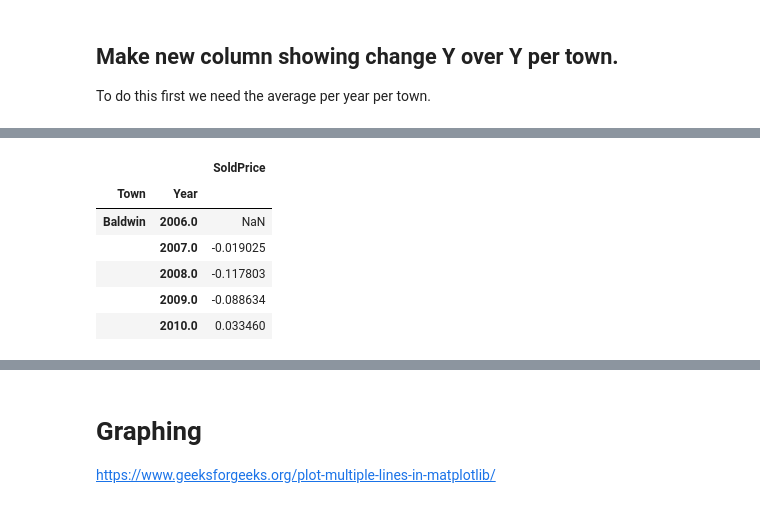
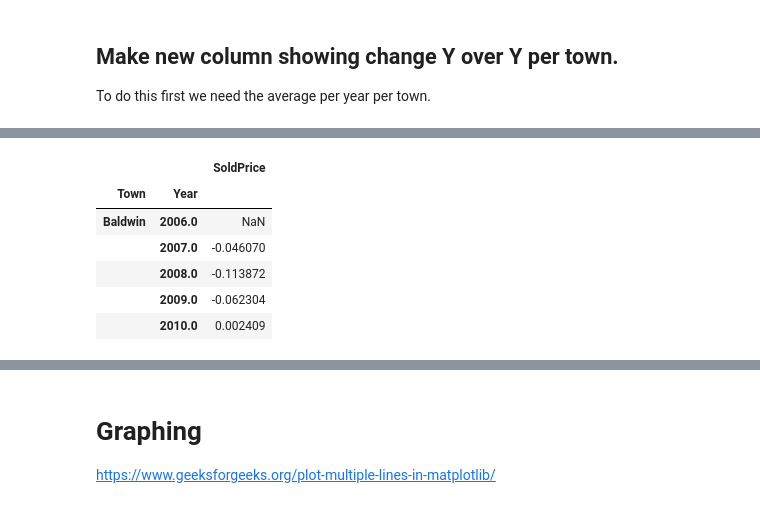
Before and after one commit to JF11579/New-Stuff, a Jupyter notebook: Nassau_RE_Sales_Since_2006.ipynb, the cells around one changed output, grey strips where cells are left out. Saved outputs shown, nothing was run; the diff lists cells and outputs as text; code cells hidden in the pictures.

```diff
--- a/Nassau_RE_Sales_Since_2006.ipynb
+++ b/Nassau_RE_Sales_Since_2006.ipynb
@@ -318,5 +389,5 @@ Nassau.head(3)
 #df['month_year'] = pd.to_datetime(df['birth_date']).dt.to_period('M')
 #df.head()
 
-Nassau['MonthYear'] = pd.to_datetime(Nassau['TitleDate']).dt.to_period('M')
+Nassau['MonthYear'] = pd.to_datetime(Nassau['ContDate']).dt.to_period('M')
 Nassau.head()
@@ -411,5 +453,7 @@ Nassau.shape
-# %%
-Nassau = Nassau.drop_duplicates(subset= 'ML#', keep='first')
+# %%
+#df.drop_duplicates(subset=None, keep="first", inplace=True)
+#Nassau = Nassau.drop_duplicates(subset= 'ML#', keep='first')
+Nassau.drop_duplicates(subset=None, keep="first", inplace=True)
 # %%
 Nassau.shape
 # %% [output]
@@ -432,8 +476,6 @@ Baldwin  2006-03      450000
 Name: SoldPrice, dtype: object
 # %%
 Nassau_Monthly_Avg = pd.DataFrame(Nassau_Monthly_Avg)
-# %%
-Nassau_Monthly_Avg = pd.DataFrame(Nassau_Monthly_Avg)
 # %%
 Nassau_Monthly_Avg.head(3)
 # %% [output]
@@ -472,12 +514,12 @@ Nassau_Yearly_Avg.head(3)
 # %%
 #https://www.geeksforgeeks.org/python-pandas-dataframe-pct_change/
-test = Nassau_Yearly_Avg.pct_change()
-test.head()
+Change_over_year = Nassau_Yearly_Avg.pct_change()
+Change_over_year.head()
 # %% [output]
 |  |  | SoldPrice |
 | Town | Year |  |
 | Baldwin | 2006.0 | NaN |
-|  | 2007.0 | -0.019025 |
-|  | 2008.0 | -0.117803 |
-|  | 2009.0 | -0.088634 |
-|  | 2010.0 | 0.033460 |
+|  | 2007.0 | -0.046070 |
+|  | 2008.0 | -0.113872 |
+|  | 2009.0 | -0.062304 |
+|  | 2010.0 | 0.002409 |
```
Also changed, not shown: parts of 102 cells of this notebook.
